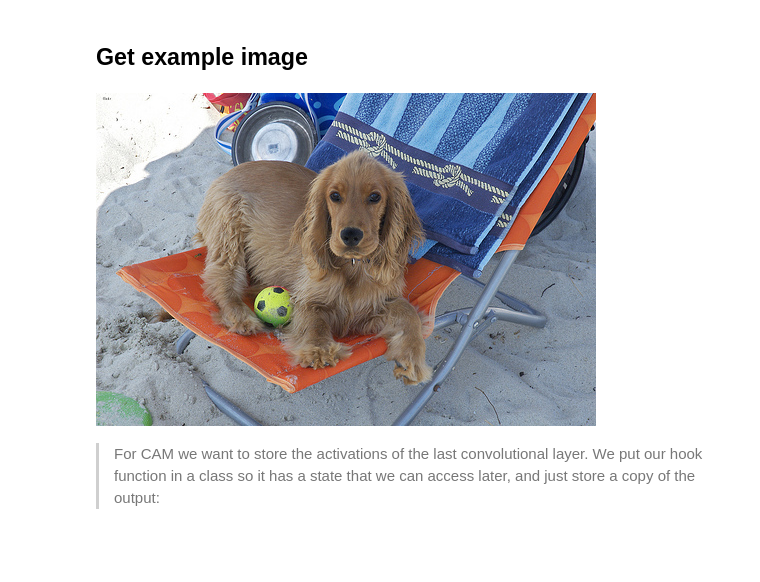
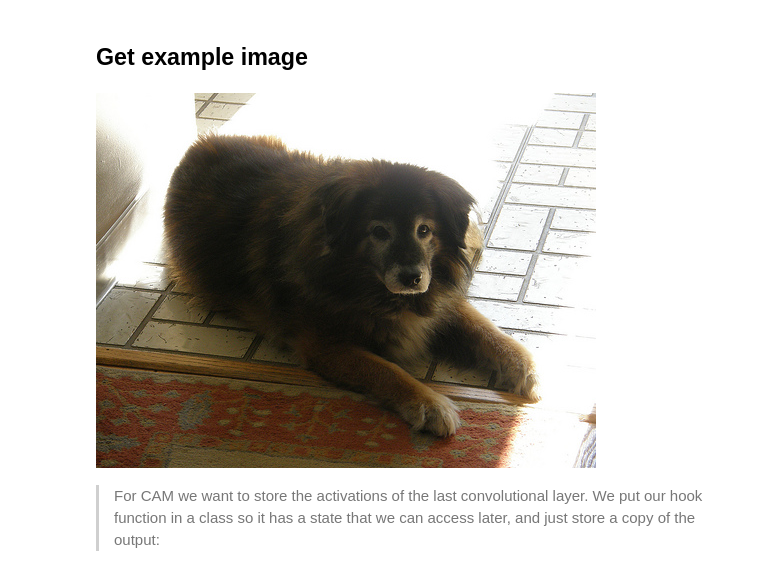
Before and after one commit to lukexyz/crystal-ball, a Jupyter notebook: nbs/01_Interpretation.ipynb, the cells around one changed output. Cells and saved outputs as stored; diff of their text form; code cells hidden in the pictures; blank space fills up the shorter version.

```diff
--- a/nbs/01_Interpretation.ipynb
+++ b/nbs/01_Interpretation.ipynb
@@ -65,13 +60,16 @@ learn.fine_tune(1)
 # %% [markdown]
 ## Get example image
 # %%
-# picture from dataset
-n = 4451
-img = PILImage.create((path).ls()[n])
-x, = first(dls.test_dl([img]))         # pass through pre-processing steps
+def get_sample(n=0):
+    """Get image from dataset and pass through pre-processing"""
+    img = PILImage.create((path).ls()[n])
+    x, = first(dls.test_dl([img]))
+    return img, x
+
+img, x = get_sample(n=140) # (n=4451)
 img
 # %% [output]
-[figure, old version]
+[figure, new version]
 # %% [markdown]
 > For CAM we want to store the activations of the last convolutional layer. We put our hook function in a class so it has a state that we can access later, and just store a copy of the output:
 # %%
```
Also changed, not shown: parts of 17 cells of this notebook.
